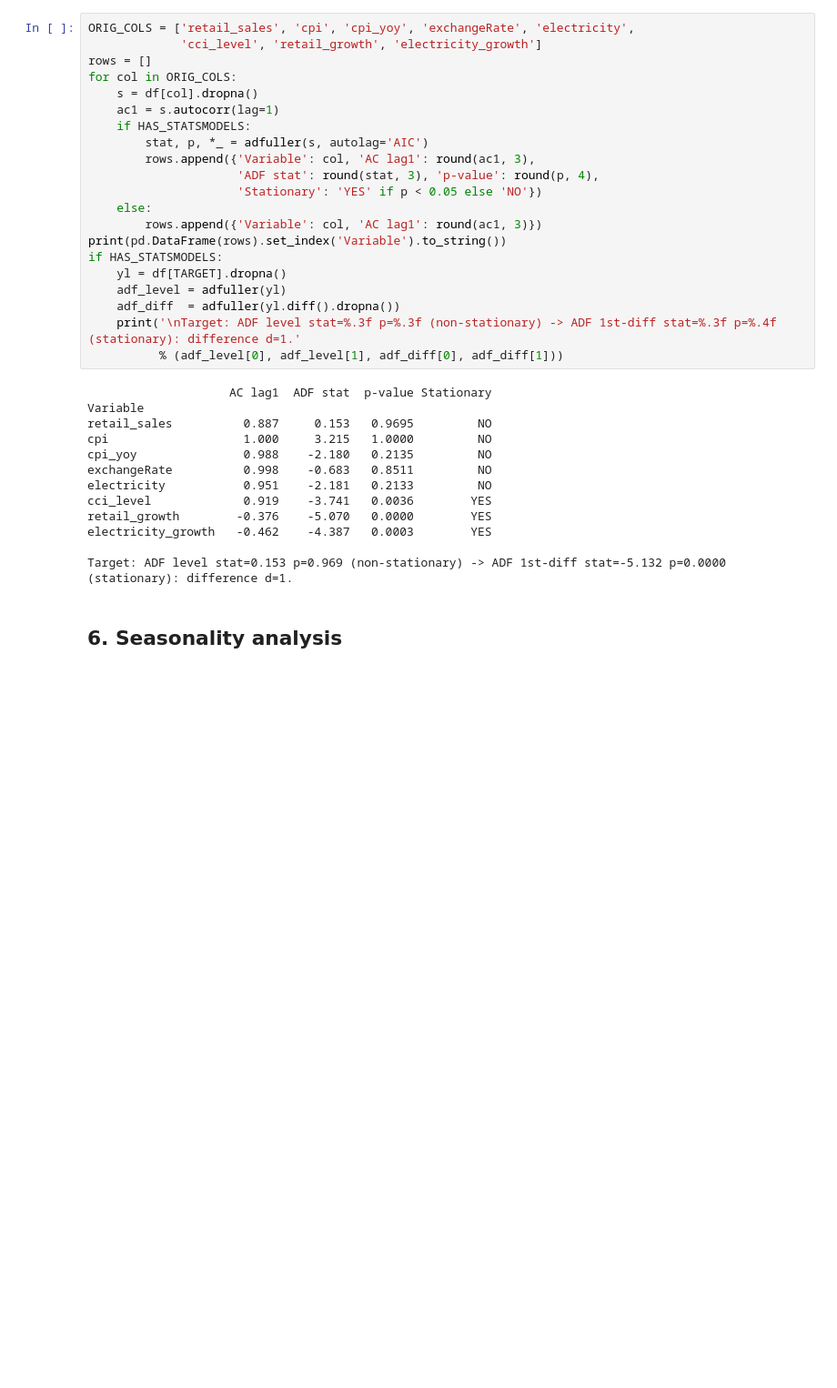
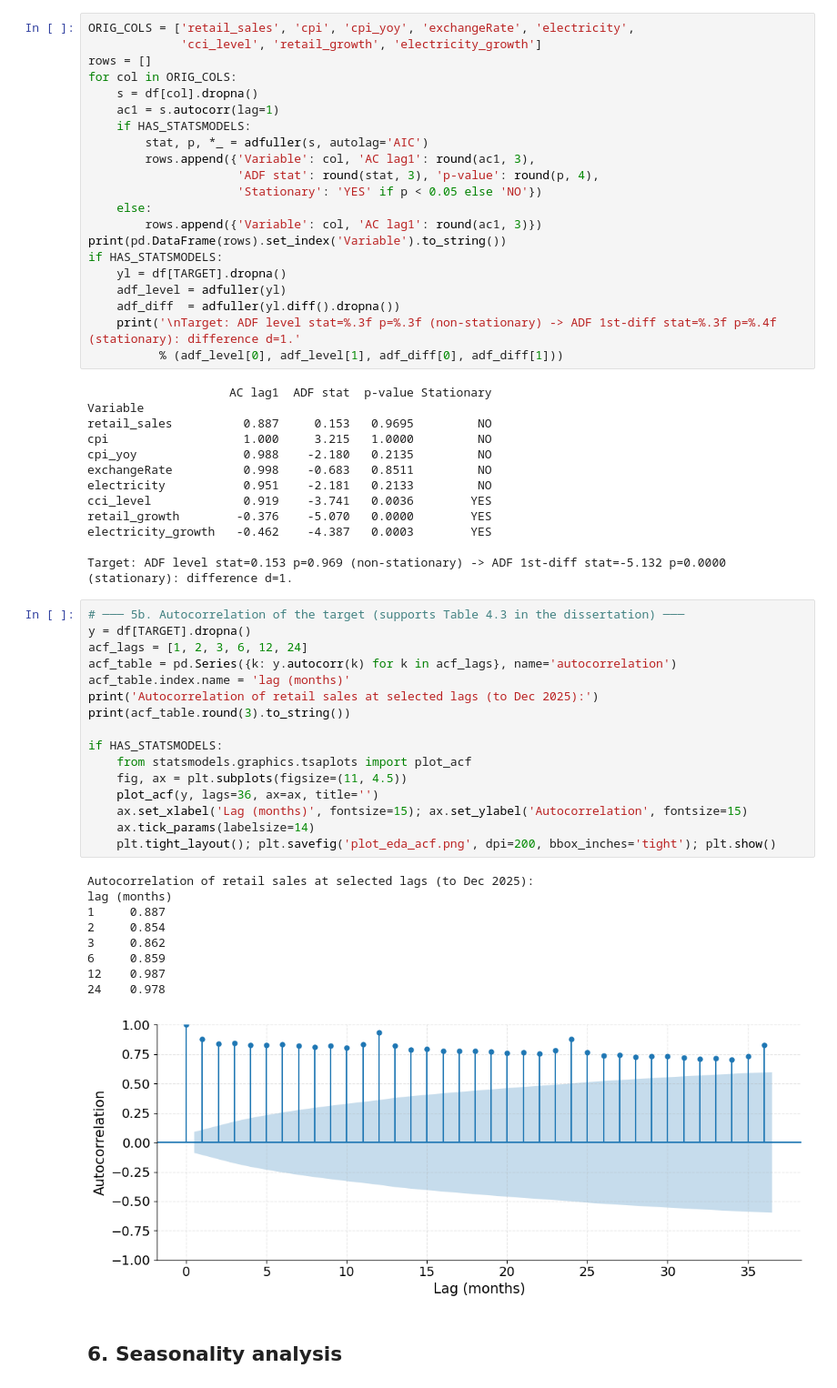
Before and after one commit to thabisop/Tree_Based_ML-Short_Term_Retail_Trade_Sales_Forecasting, a Jupyter notebook: EDA_RetailTradeSales.ipynb, the cells around one changed output. Shown at 91% size. Cells and saved outputs as stored; diff of their text form; blank space fills up the shorter version.

```diff
--- a/EDA_RetailTradeSales.ipynb
+++ b/EDA_RetailTradeSales.ipynb
@@ -262,6 +271,32 @@ retail_growth        -0.376    -5.070   0.0000        YES
 electricity_growth   -0.462    -4.387   0.0003        YES
 
 Target: ADF level stat=0.153 p=0.969 (non-stationary) -> ADF 1st-diff stat=-5.132 p=0.0000 (stationary): difference d=1.
+# %%
+# ─── 5b. Autocorrelation of the target (supports Table 4.3 in the dissertation) ───
+y = df[TARGET].dropna()
+acf_lags = [1, 2, 3, 6, 12, 24]
+acf_table = pd.Series({k: y.autocorr(k) for k in acf_lags}, name='autocorrelation')
+acf_table.index.name = 'lag (months)'
+print('Autocorrelation of retail sales at selected lags (to Dec 2025):')
+print(acf_table.round(3).to_string())
+
+if HAS_STATSMODELS:
+    from statsmodels.graphics.tsaplots import plot_acf
+    fig, ax = plt.subplots(figsize=(11, 4.5))
+    plot_acf(y, lags=36, ax=ax, title='')
+    ax.set_xlabel('Lag (months)', fontsize=15); ax.set_ylabel('Autocorrelation', fontsize=15)
+    ax.tick_params(labelsize=14)
+    plt.tight_layout(); plt.savefig('plot_eda_acf.png', dpi=200, bbox_inches='tight'); plt.show()
+# %% [output]
+Autocorrelation of retail sales at selected lags (to Dec 2025):
+lag (months)
+1     0.887
+2     0.854
+3     0.862
+6     0.859
+12    0.987
+24    0.978
+[figure, added]
 # %% [markdown]
 ## 6. Seasonality analysis
 # %%
```
Also changed, not shown: parts of 1 cell of this notebook.
